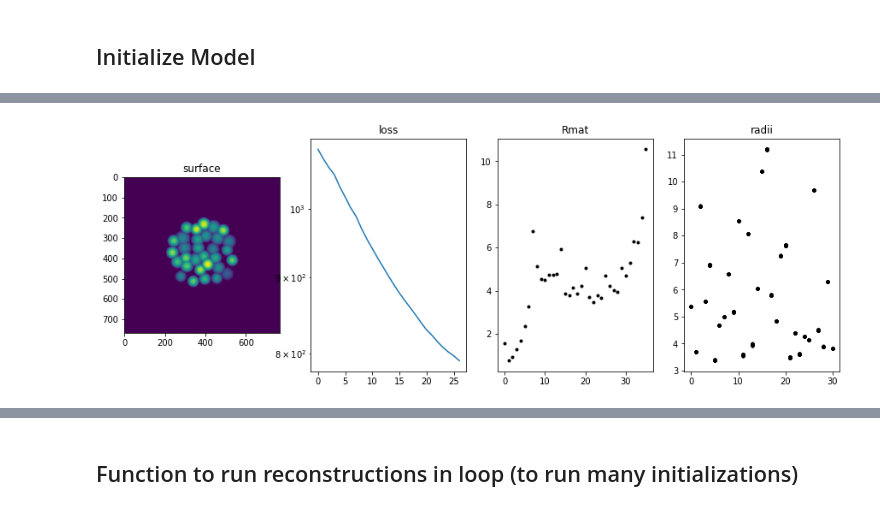
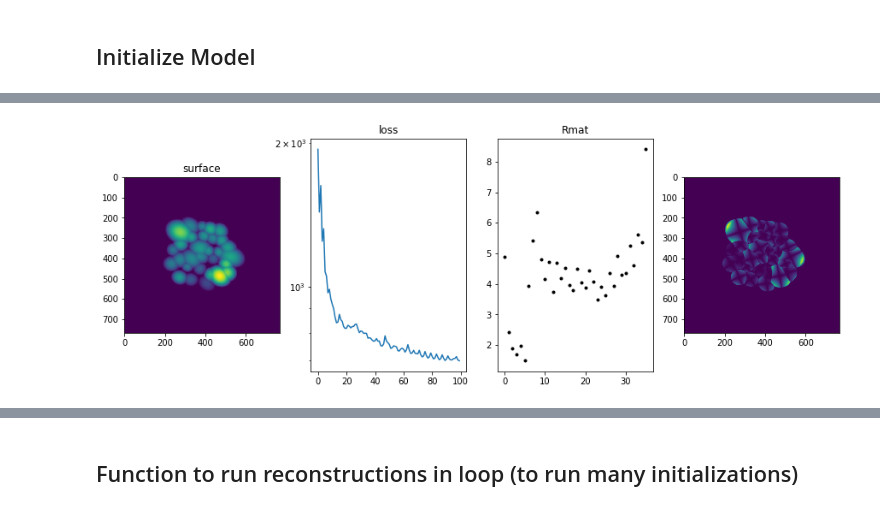
Before and after one commit to antipa/Randoscope_dev, a Jupyter notebook: RandoscopeXCorrMinTF-RadiusLearning.ipynb, the cells around one changed output, grey strips where cells are left out. Cells and saved outputs as stored; diff of their text form; code cells hidden in the pictures.

Commit message:
added aberrations, removed scaling on gradients due to convergence issues

```diff
--- a/RandoscopeXCorrMinTF-RadiusLearning.ipynb
+++ b/RandoscopeXCorrMinTF-RadiusLearning.ipynb
@@ -277,10 +77,10 @@ plt.imshow(model.target_F.numpy())
 # %%
-model = msu_model(zsampling = 'random_grid')  # zsampling options: 'fixed' or 'uniform_random'
+model = msu_model(aberrations = True)  # zsampling options: 'fixed' or 'uniform_random'
 Rmat=model(0)
 
 # Save initial values for later comparison
 R_init = Rmat
-Tinit,_=make_lenslet_tf(model)
+Tinit,_,_=make_lenslet_tf_zern(model)
 xinit = tf.Variable(tf.zeros(model.Nlenslets))
 tf.assign(xinit, model.xpos)
 
@@ -294,7 +94,7 @@ tf.assign(rinit, model.rlist)
 offsetinit = tf.Variable(tf.zeros(model.Nlenslets))
 tf.assign(offsetinit, model.lenslet_offset)
 
-model_init=msu_model()
+model_init=msu_model(aberrations = True)
 Rmat_init = model_init(0)
 tf.assign(model_init.lenslet_offset, offsetinit)
 tf.assign(model_init.xpos, xinit)
@@ -314,0 +115,6 @@ plt.plot(R_init.numpy())
+# %%
+T1 ,_,T2 = make_lenslet_tf_zern(model)
+plt.figure(figsize = (15,5))
+plt.subplot(1,3,1), plt.imshow(T2); plt.colorbar(); plt.title('no aberrations')
+plt.subplot(1,3,2), plt.imshow(T1); plt.colorbar(); plt.title('with aberrations')
+plt.subplot(1,3,3), plt.imshow(np.abs(T1-T2)); plt.colorbar(); plt.title('difference')
@@ -401,9 +210,9 @@ def gradient (model, myloss, inputs):
 
 def gradients_and_scaling(model, loss, inputs):
     grad,lossvalue, Rmat=gradient(model,loss, inputs)
-    grad[1] = grad[1] * 50000
-    grad[2] = grad[2] * 5000
-    grad[3] = grad[3] * 5000
+    #grad[1] = grad[1] * 50000
+    #grad[2] = grad[2] * 5000
+    #grad[3] = grad[3] * 5000
     #order=tf.reduce_max((tf.reduce_mean(grad[0]),tf.reduce_mean(grad[1]),tf.reduce_mean(grad[2]),tf.reduce_mean(grad[3])))
     #grad[0]=grad[0]*(order/tf.reduce_mean(grad[0]))
     #grad[1] = grad[1] * (order/tf.reduce_mean(grad[1]))
@@ -449,10 +258,10 @@ def constrain_distances(model, new_xpos, new_ypos, grads):
 re_init_model(model)
 # %%
 # Options:
-step_size = 1e-10   #1e-8 works well for l2
+step_size = 5e-9   #1e-8 works well for l2
 use_averaged_gradient = False  # True: uses averaged gradient, False: uses single gradient
-optimizer_type = 'nesterov'           # options: 'gd': normal gradient descent, 'nesterov': nesterov acceleration
-num_iterations = 800
+optimizer_type = 'gd'           # options: 'gd': normal gradient descent, 'nesterov': nesterov acceleration
+num_iterations = 100
 num_batches = 1
 randomize_z = False   #If true, randomize zlist each epoch. If false, leave original order.
 
@@ -531,41 +340,43 @@ for i in range(num_iterations):
 
 
 
-        T,aper=make_lenslet_tf(model)
+        T,aper,T2=make_lenslet_tf_zern(model)
 
         losslist.append(lossvalue)
 
         # Plotting Everything
         plt.subplot(1,4,1)
         plt.cla()
         plt.imshow(T.numpy())
         plt.title('surface')
 
         plt.subplot(1,4,2)
         plt.cla()
         plt.semilogy(losslist)
         plt.title('loss')
 
         plt.subplot(1,4,3)
         plt.cla()
         pl = plt.plot(Rmat.numpy(),'k.')
         plt.title('Rmat')
 
         plt.subplot(1,4,4)
-        #plt.cla()
-        pl = plt.plot(model.rlist.numpy(),'k.')
-        plt.title('radii')
+        plt.cla()
+        plt.imshow(np.abs(T-T2)); #plt.colorbar()
+
+        #pl = plt.plot(model.rlist.numpy(),'k.')
+        #plt.title('radii')
 
 
         display.display(plt.gcf())
         display.clear_output(wait=True)
         pl.clear()
         display.display(plt.gcf())
         display.clear_output(wait=True)
 #     pl.remove?
 
 
 
 #cbar = fig.colorbar(rshow)
 # %% [output]
-[figure, old version]
+[figure, new version]
```
Also changed, not shown: parts of 17 cells of this notebook, 3 other files.
